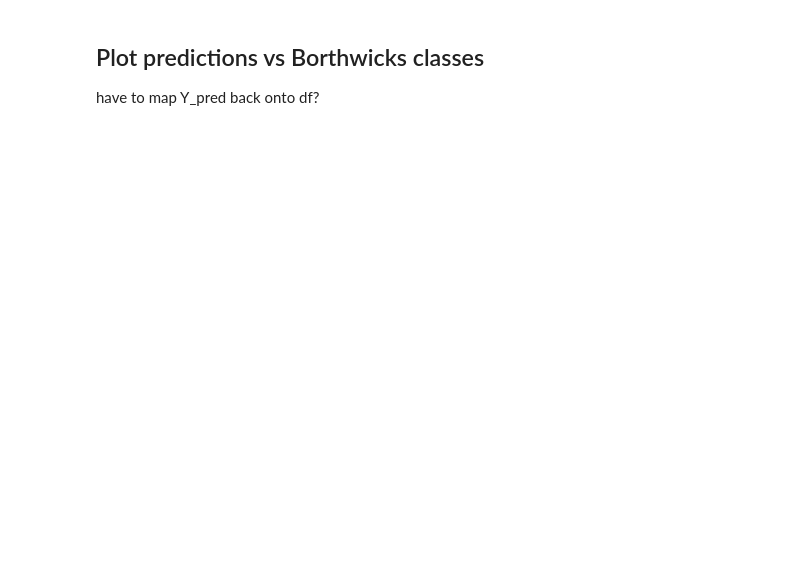
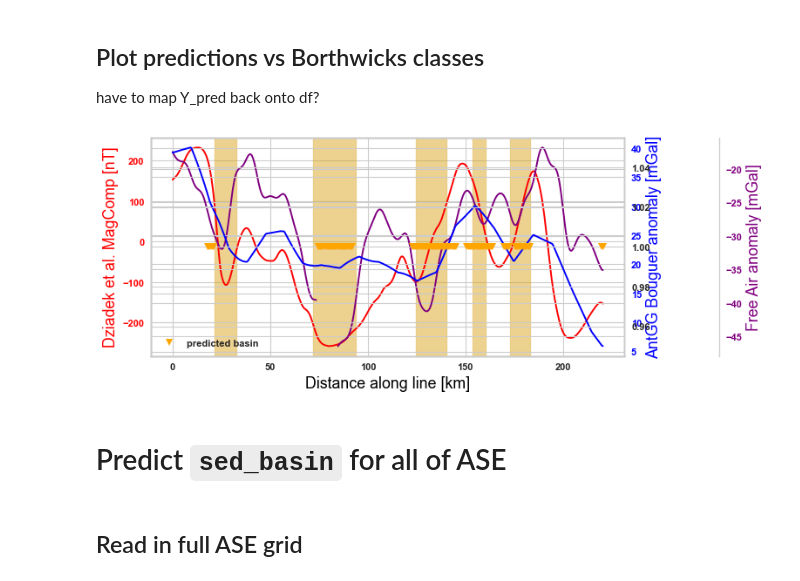
Before and after one commit to porterdf/bedclass, a Jupyter notebook: test_load_UTG-line.ipynb, the cells around one changed output. Saved outputs shown, nothing was run; the diff lists cells and outputs as text; code cells hidden in the pictures; blank space fills up the shorter version.

```diff
--- a/test_load_UTG-line.ipynb
+++ b/test_load_UTG-line.ipynb
@@ -554,0 +553,41 @@ have to map Y_pred back onto df?
+# %%
+y_hats = clf.predict(df_scaled[feature_cols].values)
+# %%
+df['y_pred'] = y_hats
+# %%
+fig, ax = plt.subplots(figsize=(10, 4), dpi=80)
+
+ax.plot(df['Dist']/1e3, df['mag'], color='red')
+ax.tick_params(axis='y', labelcolor='red')
+ax.set_ylabel('Dziadek et al. MagComp [nT]', color='red', fontsize=16)
+ax.set_xlabel('Distance along line [km]', color='black', fontsize=16)
+# plt.axvline(x=27, color="goldenrod", linestyle="--")
+add_basin_locs()
+
+ax2 = ax.twinx()
+ax2.plot(df['Dist']/1e3, df['freeair_grav'], color='purple')
+ax2.tick_params(axis='y', labelcolor='purple')
+ax2.set_ylabel('Free Air anomaly [mGal]', color='purple', fontsize=16)
+ax2.spines['right'].set_position(('axes', 1.2))
+
+ax3 = ax.twinx()
+ax3.plot(df['Dist']/1e3, df['boug'], color='blue')
+ax3.tick_params(axis='y', labelcolor='blue')
+ax3.set_ylabel('AntGG Bouguer anomaly [mGal]', color='blue', fontsize=16)
+
+ax4 = ax.twinx()
+ax4.plot(df['Dist'].loc[df['y_pred'] == 1]/1e3, df['y_pred'].loc[df['y_pred'] == 1], color='orange', ls='', marker='v', label='predicted basin')
+# ax4.set_ylim([1, 2])
+# frame1 = plt.gca()
+# frame1.axes.get_yaxis().set_visible(False)
+# plt.text(0, 0.95, r'$\mu=100,\ \sigma=15$')
+
+plt.legend(loc='lower left', facecolor='white')  # bounding_box=True , framealpha=0
+plt.tight_layout()
+plt.savefig('figs/lineplot_UTG_sample_potfields_ypred.png')
+# %% [output]
+[figure, added]
+# %% [markdown]
+# Predict `sed_basin` for all of ASE
+# %% [markdown]
+## Read in full ASE grid
```
Also changed, not shown: parts of 43 cells of this notebook.
